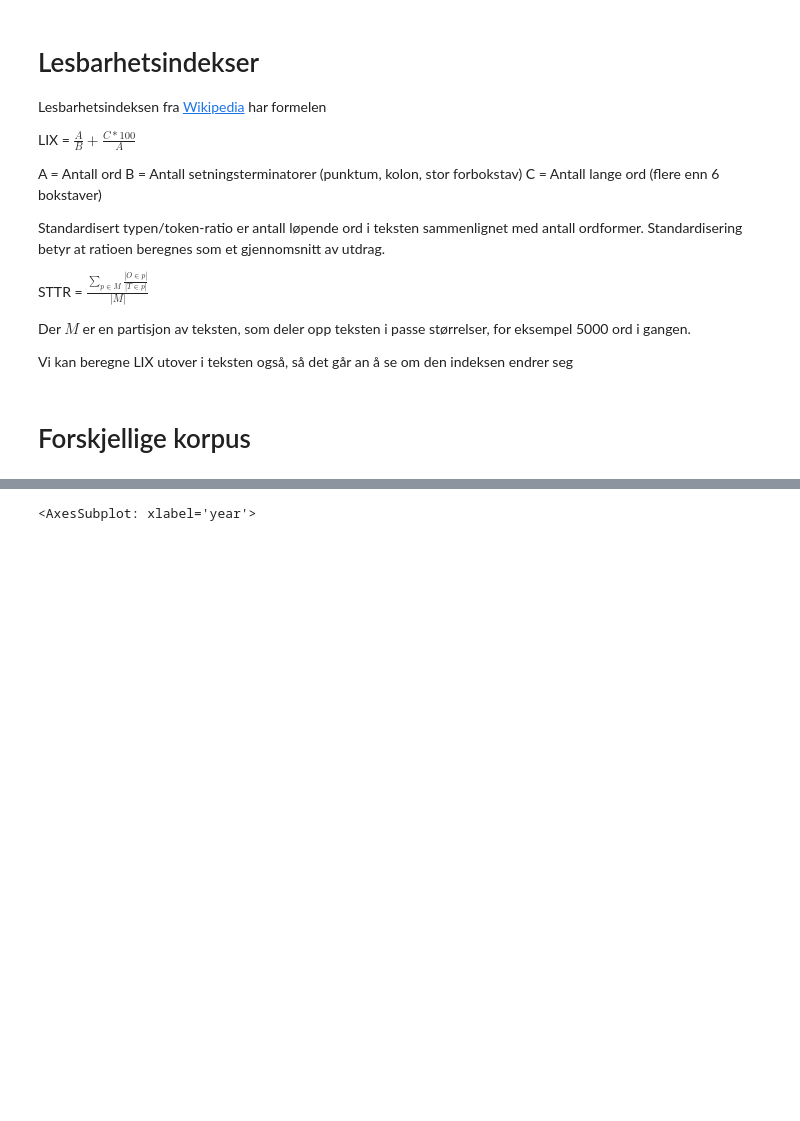
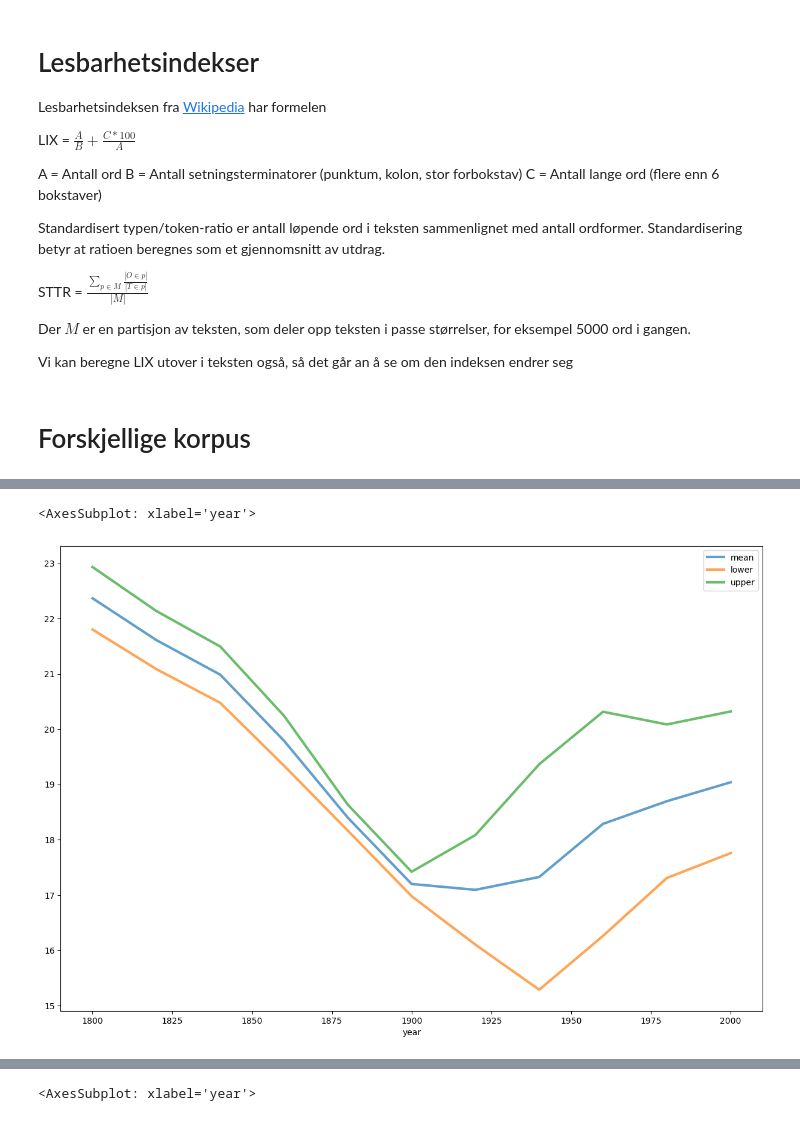
Before and after one commit to Yoonsen/LIX, a Jupyter notebook: lix_compute.ipynb, the cells around one changed output, grey strips where cells are left out. Saved outputs shown, nothing was run; the diff lists cells and outputs as text; code cells hidden in the pictures; blank space fills up the shorter version.

```diff
--- a/lix_compute.ipynb
+++ b/lix_compute.ipynb
@@ -110,0 +153,5 @@ runs = [sent_length_change(year=1800, doctype='digibok', sample_size=200, step=1
+# %%
+df[['mean', 'lower','upper']].plot(lw=3, alpha=.7)
+# %% [output]
+<AxesSubplot: xlabel='year'>
+[figure, added]
```
Also changed, not shown: parts of 12 cells of this notebook.
